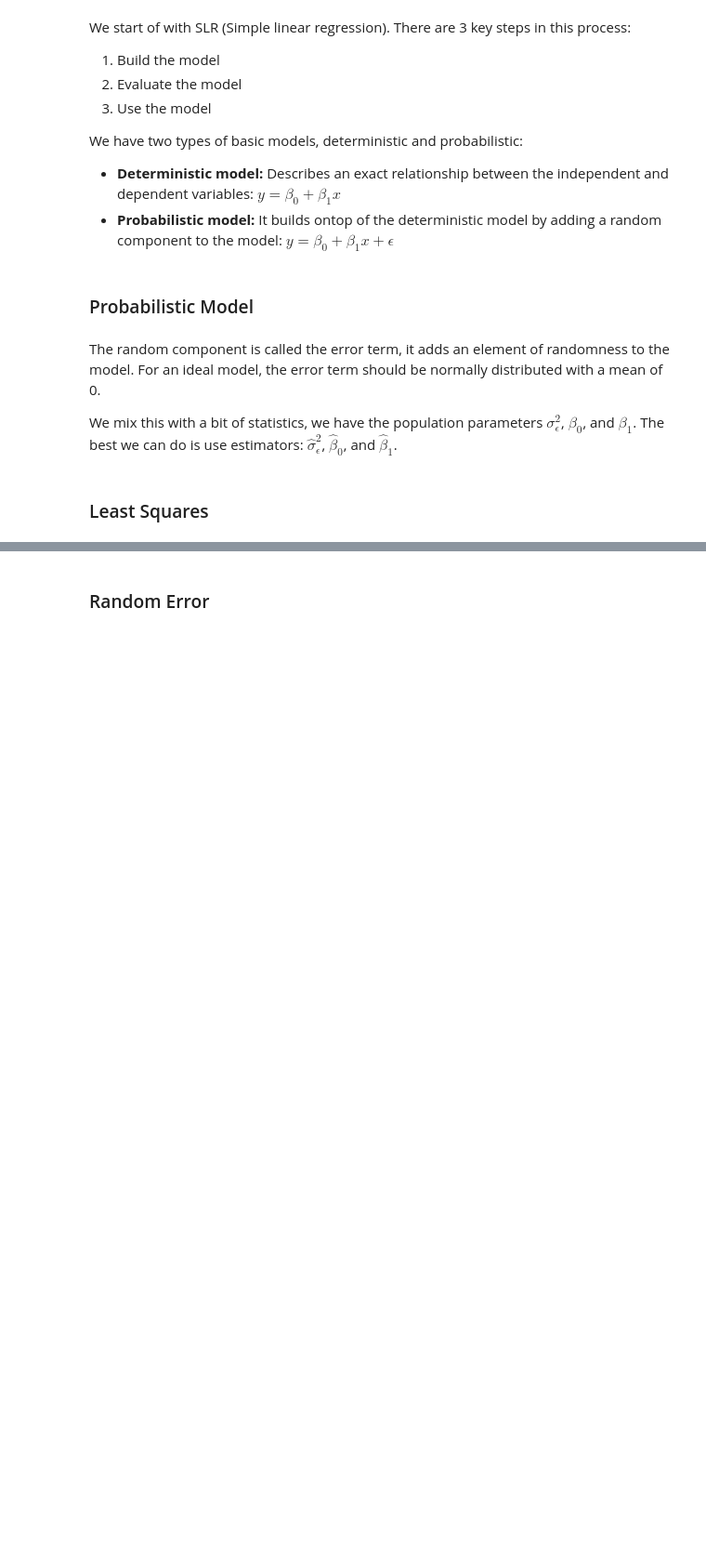
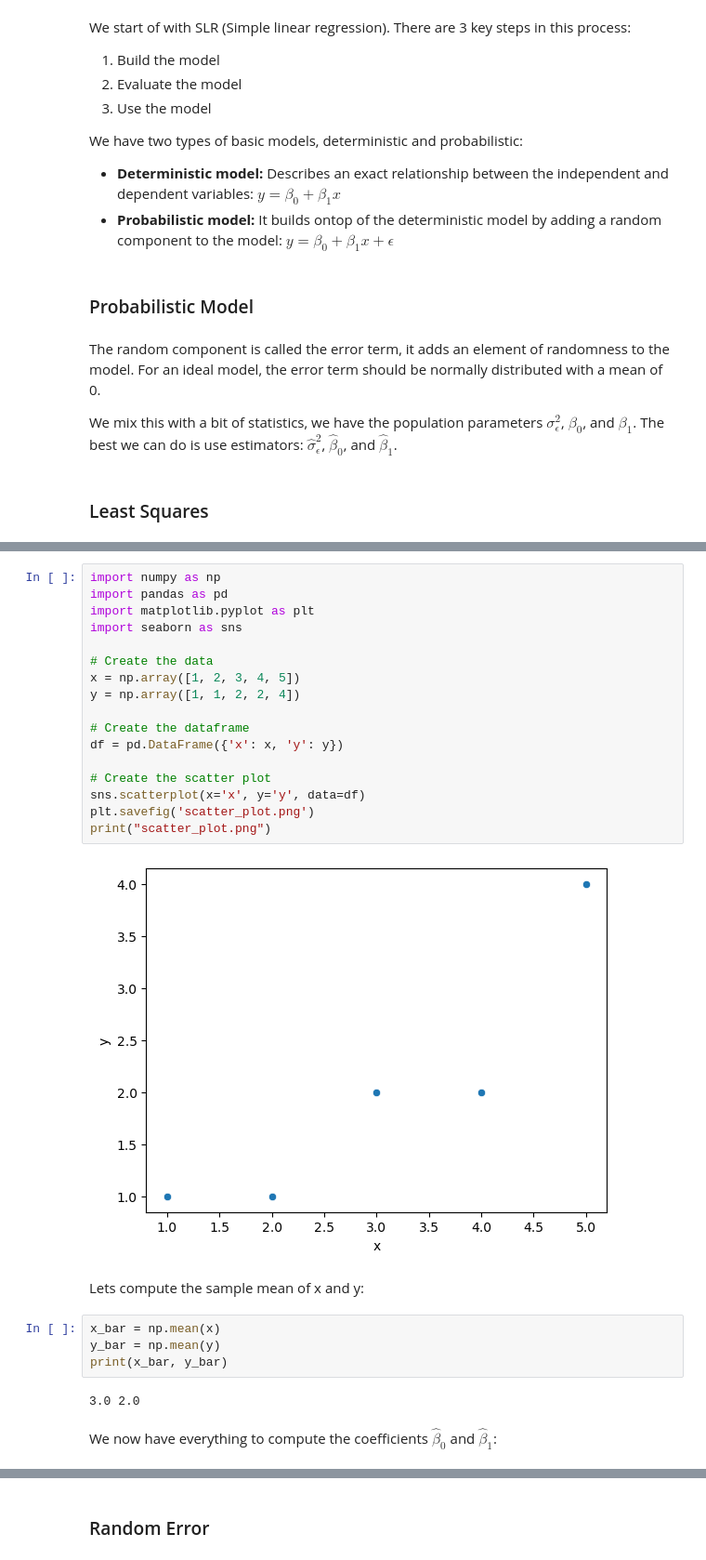
Before and after one commit to velocitatem/university-study-notes, a Jupyter notebook: content/20221231174804-simulating_and_modeling_to_understand_change_class_notes.ipynb, the cells around one changed output, grey strips where cells are left out. Shown: that part at 93% size. Saved outputs shown, nothing was run; the diff lists cells and outputs as text; blank space fills up the shorter version.

```diff
--- a/content/20221231174804-simulating_and_modeling_to_understand_change_class_notes.ipynb
+++ b/content/20221231174804-simulating_and_modeling_to_understand_change_class_notes.ipynb
@@ -546,0 +500,29 @@ Confidence in the model can be measured using the coefficient of determination (
+# %%
+import numpy as np
+import pandas as pd
+import matplotlib.pyplot as plt
+import seaborn as sns
+
+# Create the data
+x = np.array([1, 2, 3, 4, 5])
+y = np.array([1, 1, 2, 2, 4])
+
+# Create the dataframe
+df = pd.DataFrame({'x': x, 'y': y})
+
+# Create the scatter plot
+sns.scatterplot(x='x', y='y', data=df)
+plt.savefig('scatter_plot.png')
+print("scatter_plot.png")
+# %% [output]
+[figure, added]
+# %% [markdown]
+Lets compute the sample mean of x and y:
+# %%
+x_bar = np.mean(x)
+y_bar = np.mean(y)
+print(x_bar, y_bar)
+# %% [output]
+3.0 2.0
+# %% [markdown]
+We now have everything to compute the coefficients $\hat{\beta}_0$ and $\hat{\beta}_1$:
```
Also changed, not shown: parts of 15 cells of this notebook, 6 other files.
